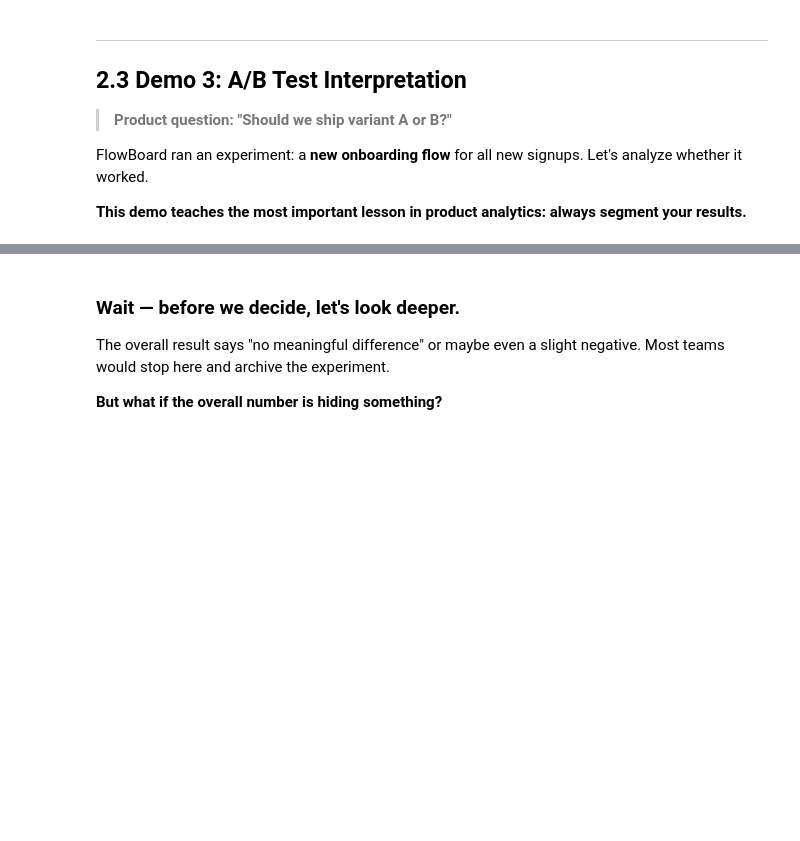
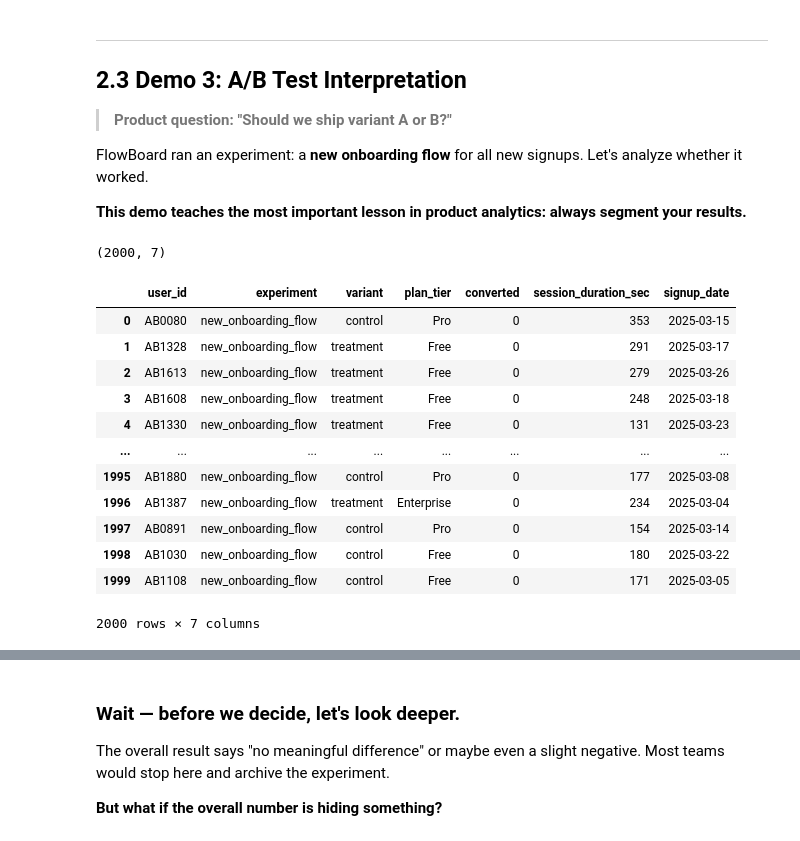
Before and after one commit to anshupandey/iimlddpm26, a Jupyter notebook: flowboard_python_product_thinking_v2.ipynb, the cells around one changed output, grey strips where cells are left out. Cells and saved outputs as stored; diff of their text form; code cells hidden in the pictures; blank space fills up the shorter version.

```diff
--- a/flowboard_python_product_thinking_v2.ipynb
+++ b/flowboard_python_product_thinking_v2.ipynb
@@ -715,6 +1169,26 @@ for name, w_rice, w_strat in weight_scenarios:
 FlowBoard ran an experiment: a **new onboarding flow** for all new signups. Let's analyze whether it worked.
 
 **This demo teaches the most important lesson in product analytics: always segment your results.**
+# %%
+ab_test.shape
+# %% [output]
+(2000, 7)
+# %%
+ab_test
+# %% [output]
+|  | user_id | experiment | variant | plan_tier | converted | session_duration_sec | signup_date |
+| 0 | AB0080 | new_onboarding_flow | control | Pro | 0 | 353 | 2025-03-15 |
+| 1 | AB1328 | new_onboarding_flow | treatment | Free | 0 | 291 | 2025-03-17 |
+| 2 | AB1613 | new_onboarding_flow | treatment | Free | 0 | 279 | 2025-03-26 |
+| 3 | AB1608 | new_onboarding_flow | treatment | Free | 0 | 248 | 2025-03-18 |
+| 4 | AB1330 | new_onboarding_flow | treatment | Free | 0 | 131 | 2025-03-23 |
+| ... | ... | ... | ... | ... | ... | ... | ... |
+| 1995 | AB1880 | new_onboarding_flow | control | Pro | 0 | 177 | 2025-03-08 |
+| 1996 | AB1387 | new_onboarding_flow | treatment | Enterprise | 0 | 234 | 2025-03-04 |
+| 1997 | AB0891 | new_onboarding_flow | control | Pro | 0 | 154 | 2025-03-14 |
+| 1998 | AB1030 | new_onboarding_flow | control | Free | 0 | 180 | 2025-03-22 |
+| 1999 | AB1108 | new_onboarding_flow | control | Free | 0 | 171 | 2025-03-05 |
+2000 rows × 7 columns
 # %%
 # Step 1: Overall results
 print("📊 A/B Test: New Onboarding Flow")
```
Also changed, not shown: parts of 62 cells of this notebook.
